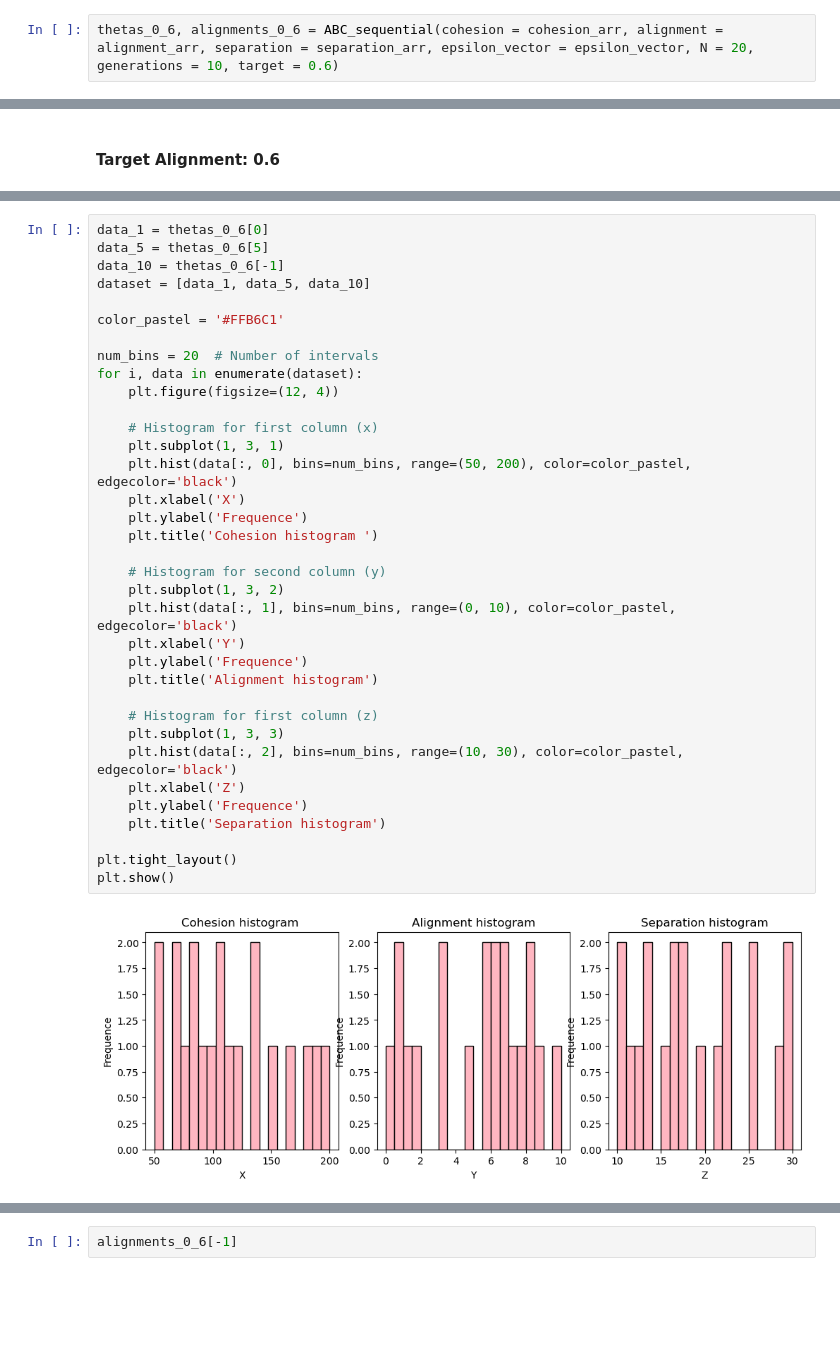
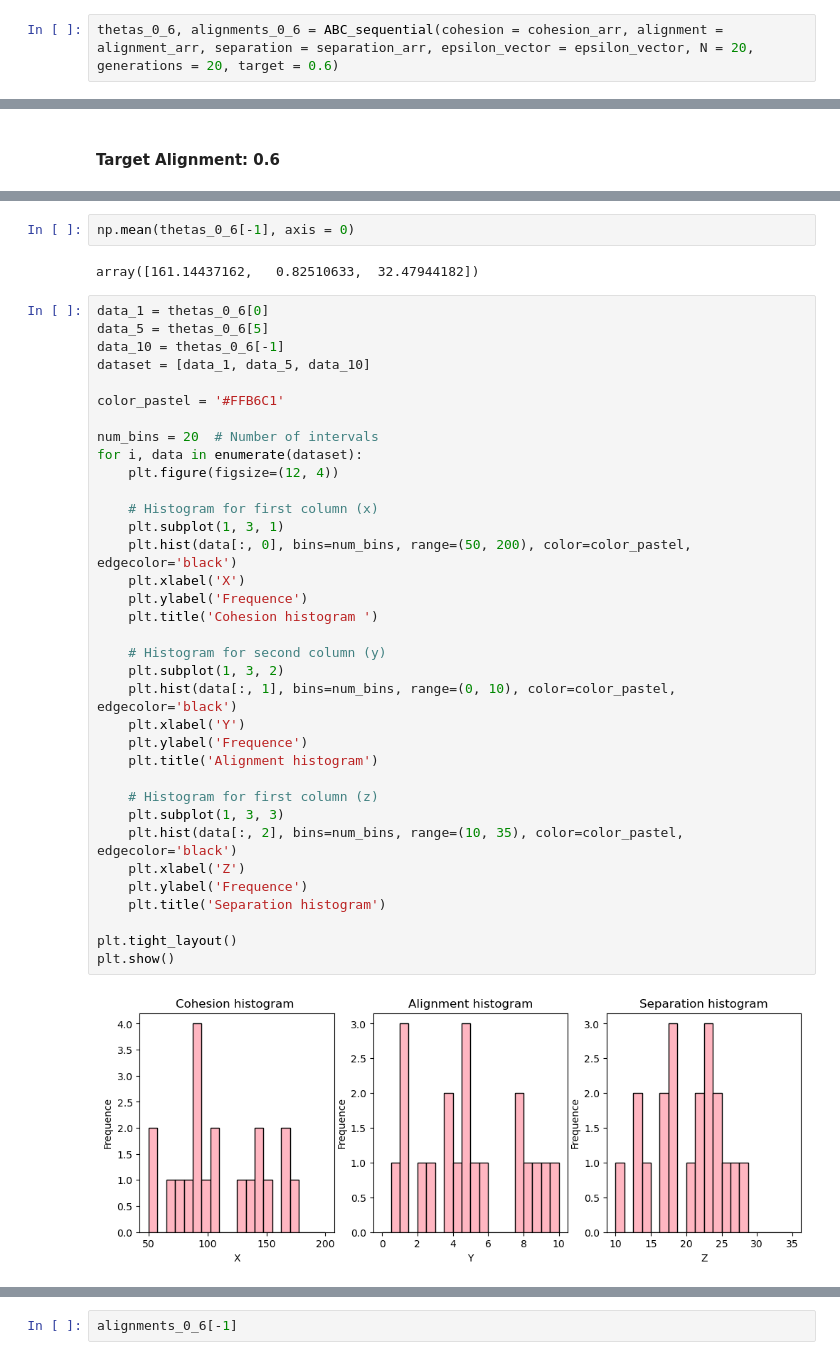
Before and after one commit to andreas-pattichis/Swarm-Intelligence, a Jupyter notebook: Evolve Boid parameters using sequential ABC/evolving_boid_parameters_using_ABC_sequential.ipynb, the cells around one changed output, grey strips where cells are left out. Drawn from its saved outputs; the diff is of its cells as text; blank space fills up the shorter version.

Commit message:
20 generations for 0.6

```diff
--- a/Evolve Boid parameters using sequential ABC/evolving_boid_parameters_using_ABC_sequential.ipynb
+++ b/Evolve Boid parameters using sequential ABC/evolving_boid_parameters_using_ABC_sequential.ipynb
@@ -101,4 +101,4 @@ thetas_1, alignments_1 = ABC_sequential(cohesion = cohesion_arr, alignment = ali
 # %% [markdown]
 #### Target Alignment: 0.6
 # %%
-thetas_0_6, alignments_0_6 = ABC_sequential(cohesion = cohesion_arr, alignment = alignment_arr, separation = separation_arr, epsilon_vector = epsilon_vector, N = 20, generations = 10, target = 0.6)
+thetas_0_6, alignments_0_6 = ABC_sequential(cohesion = cohesion_arr, alignment = alignment_arr, separation = separation_arr, epsilon_vector = epsilon_vector, N = 20, generations = 20, target = 0.6)
@@ -178,3 +200,7 @@ array([[1.10629727e+02, 2.86312339e+00, 1.38840770e+01],
+# %%
+np.mean(thetas_0_6[-1], axis = 0)
+# %% [output]
+array([161.14437162,   0.82510633,  32.47944182])
 # %%
 data_1 = thetas_0_6[0]
 data_5 = thetas_0_6[5]
@@ -183,32 +209,32 @@ dataset = [data_1, data_5, data_10]
 
 color_pastel = '#FFB6C1'
 
 num_bins = 20  # Number of intervals
 for i, data in enumerate(dataset):
     plt.figure(figsize=(12, 4))
 
     # Histogram for first column (x)
     plt.subplot(1, 3, 1)
     plt.hist(data[:, 0], bins=num_bins, range=(50, 200), color=color_pastel, edgecolor='black')
     plt.xlabel('X')
     plt.ylabel('Frequence')
     plt.title('Cohesion histogram ')
 
     # Histogram for second column (y)
     plt.subplot(1, 3, 2)
     plt.hist(data[:, 1], bins=num_bins, range=(0, 10), color=color_pastel, edgecolor='black')
     plt.xlabel('Y')
     plt.ylabel('Frequence')
     plt.title('Alignment histogram')
 
     # Histogram for first column (z)
     plt.subplot(1, 3, 3)
-    plt.hist(data[:, 2], bins=num_bins, range=(10, 30), color=color_pastel, edgecolor='black')
+    plt.hist(data[:, 2], bins=num_bins, range=(10, 35), color=color_pastel, edgecolor='black')
     plt.xlabel('Z')
     plt.ylabel('Frequence')
     plt.title('Separation histogram')
 
 plt.tight_layout()
 plt.show()
 # %% [output]
-[figure, old version]
+[figure, new version]
```
Also changed, not shown: parts of 6 cells of this notebook.
